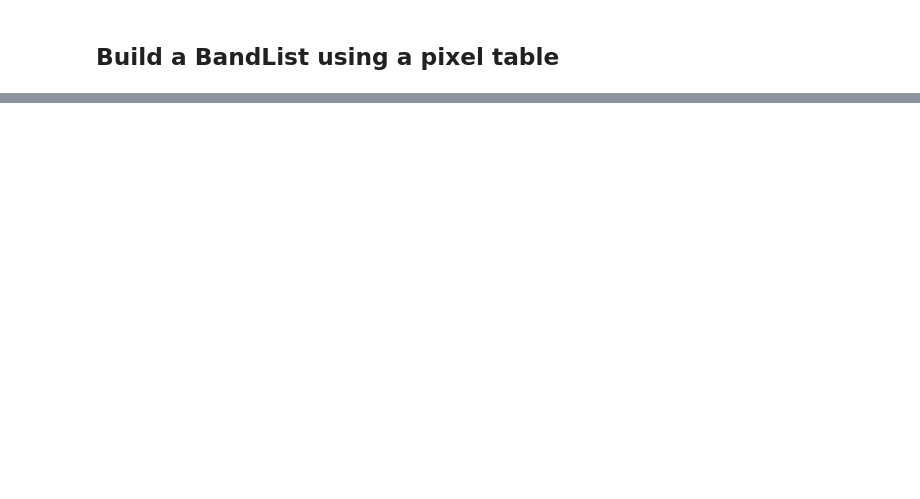
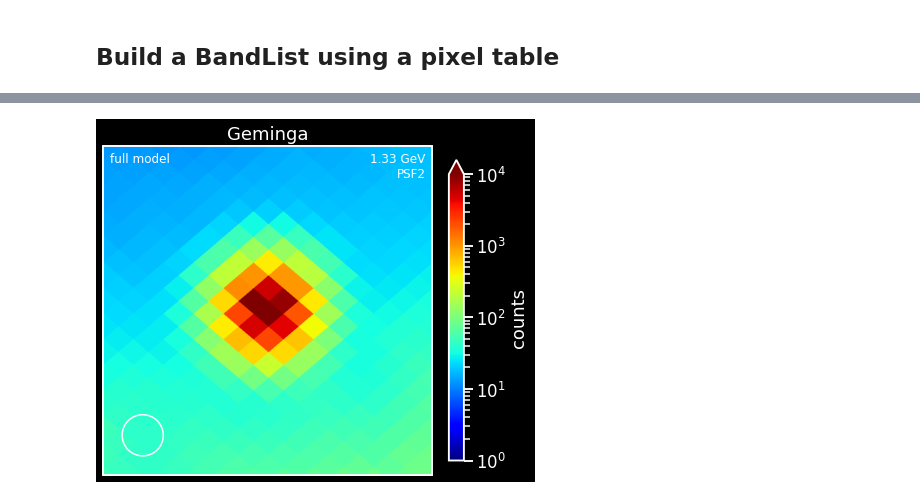
Before and after one commit to tburnett/kerr-diffuse, a Jupyter notebook: fl16y_spectral_fitting.ipynb, the cells around one changed output, grey strips where cells are left out. Saved outputs shown, nothing was run; the diff lists cells and outputs as text; code cells hidden in the pictures; blank space fills up the shorter version.

```diff
--- a/fl16y_spectral_fitting.ipynb
+++ b/fl16y_spectral_fitting.ipynb
@@ -179,0 +128,4 @@ MRK 501:       l=63.600 b=38.859
+# %%
+pixel_map(b, log=True, vmin=1, vmax=1e4, label='full model')
+# %% [output]
+[figure, added]
```
Also changed, not shown: parts of 25 cells of this notebook, 11 other files.
